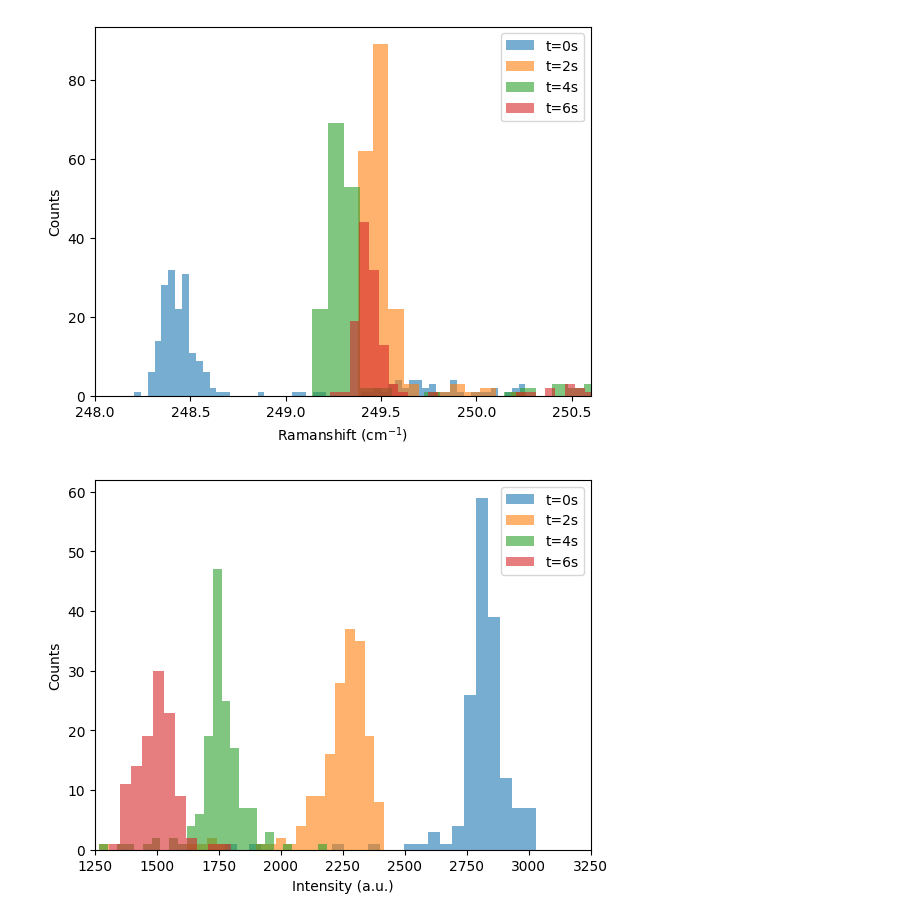
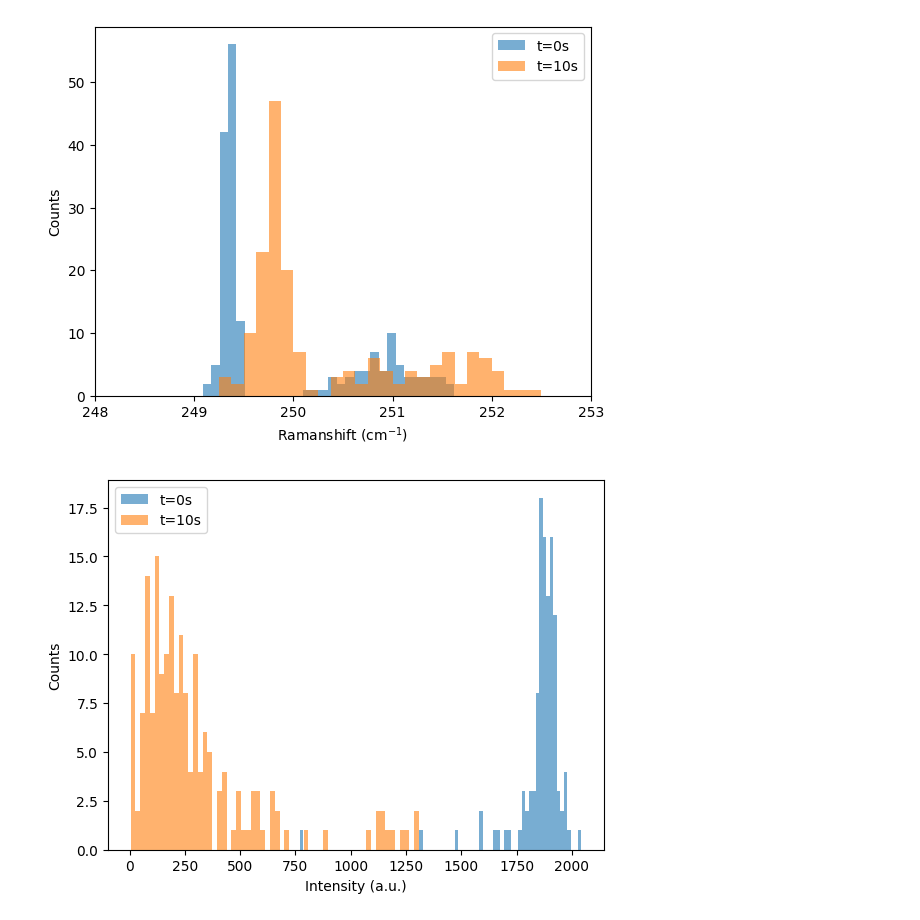
Before and after one commit to weronika-coder/praca_inzynierska, a Jupyter notebook: analiza/próbka2/analiza.ipynb, the cells around one changed output. Drawn from its saved outputs; the diff is of its cells as text; code cells hidden in the pictures.

```diff
--- a/analiza/próbka2/analiza.ipynb
+++ b/analiza/próbka2/analiza.ipynb
@@ -46,11 +41,7 @@ centers_PL_8s, fwhms_PL_8s, intensities_PL_8s = fitLorentz((rs_PL_8s, I_PL_8s, 1
 # %%
 #dopasowanie E
 centers_Raman_E_0s, fwhms_Raman_E_0s, intensities_Raman_E_0s = lorentz2map(rs_Raman_0s, I_Raman_0s, xmin=240, xmax=255)
-centers_Raman_E_2s, fwhms_Raman_E_2s, intensities_Raman_E_2s = lorentz2map(rs_Raman_2s, I_Raman_2s, xmin=240, xmax=255)
-centers_Raman_E_4s, fwhms_Raman_E_4s, intensities_Raman_E_4s = lorentz2map(rs_Raman_4s, I_Raman_4s, xmin=240, xmax=255)
-centers_Raman_E_6s, fwhms_Raman_E_6s, intensities_Raman_E_6s = lorentz2map(rs_Raman_6s, I_Raman_6s,xmin=240, xmax=255)
-
-centers_Raman_E_8s, fwhms_Raman_E_8s, intensities_Raman_E_8s =fitLorentz((rs_Raman_8s, I_Raman_8s,240,255))
+centers_Raman_E_10s, fwhms_Raman_E_10s, intensities_Raman_E_10s = lorentz2map(rs_Raman_10s, I_Raman_10s, xmin=240, xmax=255)
 # %%
 #dopasowanie A
 centers_Raman_A_0s, fwhms_Raman_A_0s, intensities_Raman_A_0s = lorentz2map(rs_Raman_0s, I_Raman_0s, xmin=255, xmax=265)
@@ -62,15 +49,13 @@ centers_Raman_A_8s, fwhms_Raman_A_8s, intensities_Raman_A_8s =fitLorentz((rs_Ram
 # %%
 #histogramy pozycji piku PL
-plt.hist(centers_PL_0s, bins=70, label="t=0s", alpha=0.6)
-plt.hist(centers_PL_2s, bins=10, label="t=2s", alpha=0.6)
-plt.hist(centers_PL_4s, bins=10, label="t=4s", alpha=0.6)
-plt.hist(centers_PL_6s, bins=20, label="t=6s", alpha=0.6)
+plt.hist(centers_PL_0s, bins=15, label="t=0s", alpha=0.6)
+plt.hist(centers_PL_10s, bins=140, label="t=10s", alpha=0.6)
 plt.xlabel(r"E (eV)")
 plt.ylabel("Counts")
 plt.legend()
-
+plt.xlim(1.62,1.675)
 
 BASE = Path().resolve()
-sciezka = BASE / "analiza" / "próbka1" / "wykresy"
+sciezka = BASE / "analiza" / "próbka2" / "wykresy"
 plt.savefig(sciezka/'histogram_pozycji_PL.png')
 # %% [output]
@@ -103,28 +84,29 @@ plt.savefig(sciezka/'histogram_fwhm_PL.png')
 # %%
 #histogramy pozycji piku Raman E
 plt.hist(centers_Raman_E_0s, bins=70, label="t=0s", alpha=0.6)
-plt.hist(centers_Raman_E_2s, bins=70, label="t=2s", alpha=0.6)
-plt.hist(centers_Raman_E_4s, bins=70, label="t=4s", alpha=0.6)
-plt.hist(centers_Raman_E_6s, bins=70, label="t=6s", alpha=0.6)
+plt.hist(centers_Raman_E_10s, bins=120, label="t=10s", alpha=0.6)
 plt.xlabel(r"Ramanshift (cm$^{-1}$)")
 plt.ylabel("Counts")
 plt.legend()
-plt.xlim(248,250.6)
+plt.xlim(248,253)
 plt.savefig(sciezka/'histogram_pozycji_Raman_E.png')
 # %% [output]
-[figure, old version]
+[figure, new version]
 # %%
 #histogramy intensywności Raman E
+
+
+maska = (intensities_Raman_E_0s >= 750) & (intensities_Raman_E_0s <= 2400)
+intensities_Raman_E_0s = intensities_Raman_E_0s[maska]
+
+
 plt.hist(intensities_Raman_E_0s, bins=80, label="t=0s", alpha=0.6)
-plt.hist(intensities_Raman_E_2s, bins=60, label="t=2s", alpha=0.6)
-plt.hist(intensities_Raman_E_4s, bins=60, label="t=4s", alpha=0.6)
-plt.hist(intensities_Raman_E_6s, bins=40, label="t=6s", alpha=0.6)
+plt.hist(intensities_Raman_E_10s, bins=60, label="t=10s", alpha=0.6)
 plt.xlabel(r"Intensity (a.u.)")
 plt.ylabel("Counts")
 plt.legend()
-plt.xlim(1250,3250)
 plt.savefig(sciezka/'histogram_intensywnosci_Raman_E.png')
 # %% [output]
-[figure, old version]
+[figure, new version]
 # %%
 #histogramy fwhm piku Raman E
```
Also changed, not shown: parts of 15 cells of this notebook, 43 other files.
